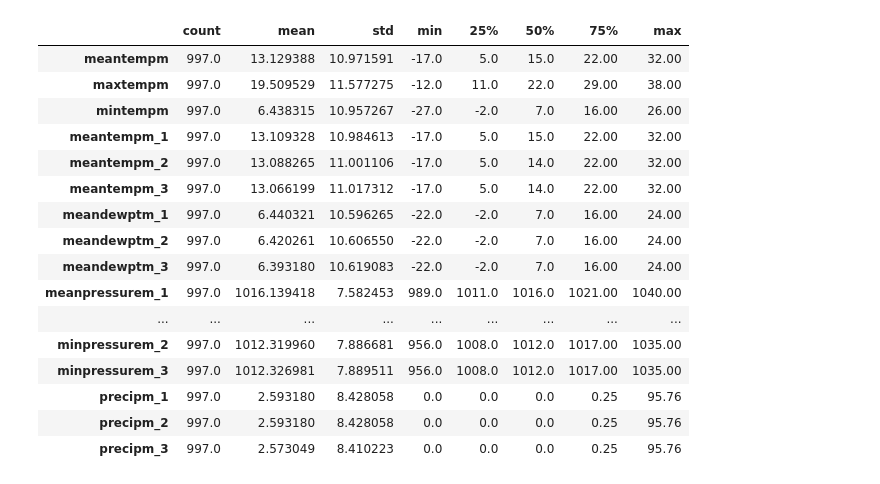
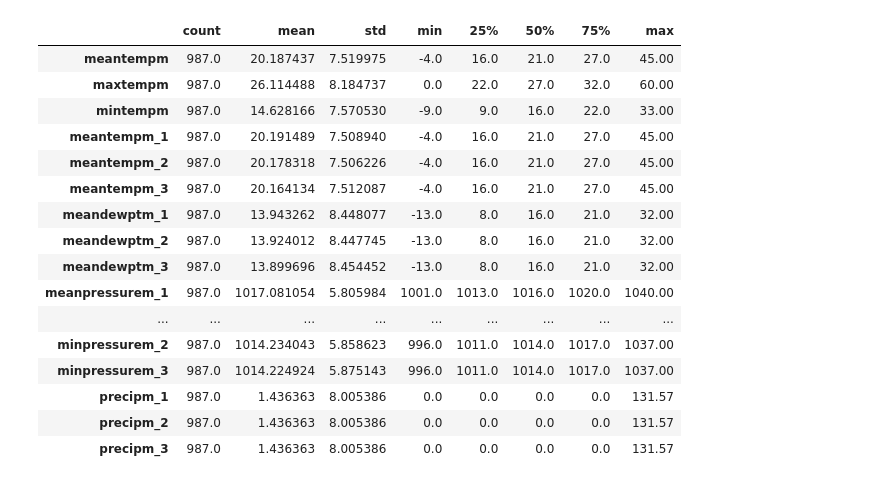
Before and after one commit to MichaelE919/machine-learning-predict-weather, a Jupyter notebook: Neural Network Prediction.ipynb, the cells around one changed output. Saved outputs shown, nothing was run; the diff lists cells and outputs as text; code cells hidden in the pictures.

```diff
--- a/Neural Network Prediction.ipynb
+++ b/Neural Network Prediction.ipynb
@@ -8,25 +9,27 @@ from sklearn.metrics import explained_variance_score, \
 from sklearn.model_selection import train_test_split
 # %%
 # read the csv data into a pandas dataframe and set the date as the index
-df = pd.read_csv('end-part2_df.csv').set_index('date')
+# df = pd.read_csv('end-part2_df.csv').set_index('date')
+with open('end-part1_df.pkl', 'rb') as fp:
+    df = pickle.load(fp)
 
 # execute the describe() function and transpose the output so that it doesn't overflow the width of the screen
 df.describe().T
 # %% [output]
 |  | count | mean | std | min | 25% | 50% | 75% | max |
-| meantempm | 997.0 | 13.129388 | 10.971591 | -17.0 | 5.0 | 15.0 | 22.00 | 32.00 |
-| maxtempm | 997.0 | 19.509529 | 11.577275 | -12.0 | 11.0 | 22.0 | 29.00 | 38.00 |
-| mintempm | 997.0 | 6.438315 | 10.957267 | -27.0 | -2.0 | 7.0 | 16.00 | 26.00 |
-| meantempm_1 | 997.0 | 13.109328 | 10.984613 | -17.0 | 5.0 | 15.0 | 22.00 | 32.00 |
-| meantempm_2 | 997.0 | 13.088265 | 11.001106 | -17.0 | 5.0 | 14.0 | 22.00 | 32.00 |
-| meantempm_3 | 997.0 | 13.066199 | 11.017312 | -17.0 | 5.0 | 14.0 | 22.00 | 32.00 |
-| meandewptm_1 | 997.0 | 6.440321 | 10.596265 | -22.0 | -2.0 | 7.0 | 16.00 | 24.00 |
-| meandewptm_2 | 997.0 | 6.420261 | 10.606550 | -22.0 | -2.0 | 7.0 | 16.00 | 24.00 |
-| meandewptm_3 | 997.0 | 6.393180 | 10.619083 | -22.0 | -2.0 | 7.0 | 16.00 | 24.00 |
-| meanpressurem_1 | 997.0 | 1016.139418 | 7.582453 | 989.0 | 1011.0 | 1016.0 | 1021.00 | 1040.00 |
+| meantempm | 987.0 | 20.187437 | 7.519975 | -4.0 | 16.0 | 21.0 | 27.0 | 45.00 |
+| maxtempm | 987.0 | 26.114488 | 8.184737 | 0.0 | 22.0 | 27.0 | 32.0 | 60.00 |
+| mintempm | 987.0 | 14.628166 | 7.570530 | -9.0 | 9.0 | 16.0 | 22.0 | 33.00 |
+| meantempm_1 | 987.0 | 20.191489 | 7.508940 | -4.0 | 16.0 | 21.0 | 27.0 | 45.00 |
+| meantempm_2 | 987.0 | 20.178318 | 7.506226 | -4.0 | 16.0 | 21.0 | 27.0 | 45.00 |
+| meantempm_3 | 987.0 | 20.164134 | 7.512087 | -4.0 | 16.0 | 21.0 | 27.0 | 45.00 |
+| meandewptm_1 | 987.0 | 13.943262 | 8.448077 | -13.0 | 8.0 | 16.0 | 21.0 | 32.00 |
+| meandewptm_2 | 987.0 | 13.924012 | 8.447745 | -13.0 | 8.0 | 16.0 | 21.0 | 32.00 |
+| meandewptm_3 | 987.0 | 13.899696 | 8.454452 | -13.0 | 8.0 | 16.0 | 21.0 | 32.00 |
+| meanpressurem_1 | 987.0 | 1017.081054 | 5.805984 | 1001.0 | 1013.0 | 1016.0 | 1020.0 | 1040.00 |
 | ... | ... | ... | ... | ... | ... | ... | ... | ... |
-| minpressurem_2 | 997.0 | 1012.319960 | 7.886681 | 956.0 | 1008.0 | 1012.0 | 1017.00 | 1035.00 |
-| minpressurem_3 | 997.0 | 1012.326981 | 7.889511 | 956.0 | 1008.0 | 1012.0 | 1017.00 | 1035.00 |
-| precipm_1 | 997.0 | 2.593180 | 8.428058 | 0.0 | 0.0 | 0.0 | 0.25 | 95.76 |
-| precipm_2 | 997.0 | 2.593180 | 8.428058 | 0.0 | 0.0 | 0.0 | 0.25 | 95.76 |
-| precipm_3 | 997.0 | 2.573049 | 8.410223 | 0.0 | 0.0 | 0.0 | 0.25 | 95.76 |
+| minpressurem_2 | 987.0 | 1014.234043 | 5.858623 | 996.0 | 1011.0 | 1014.0 | 1017.0 | 1037.00 |
+| minpressurem_3 | 987.0 | 1014.224924 | 5.875143 | 996.0 | 1011.0 | 1014.0 | 1017.0 | 1037.00 |
+| precipm_1 | 987.0 | 1.436363 | 8.005386 | 0.0 | 0.0 | 0.0 | 0.0 | 131.57 |
+| precipm_2 | 987.0 | 1.436363 | 8.005386 | 0.0 | 0.0 | 0.0 | 0.0 | 131.57 |
+| precipm_3 | 987.0 | 1.436363 | 8.005386 | 0.0 | 0.0 | 0.0 | 0.0 | 131.57 |
```
Also changed, not shown: parts of 10 cells of this notebook.
